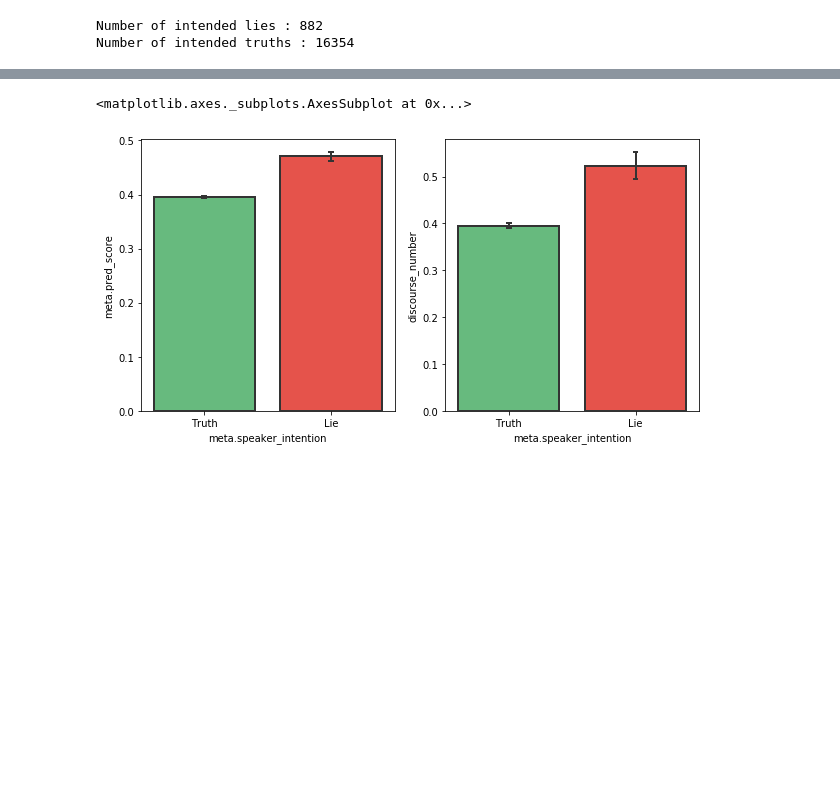
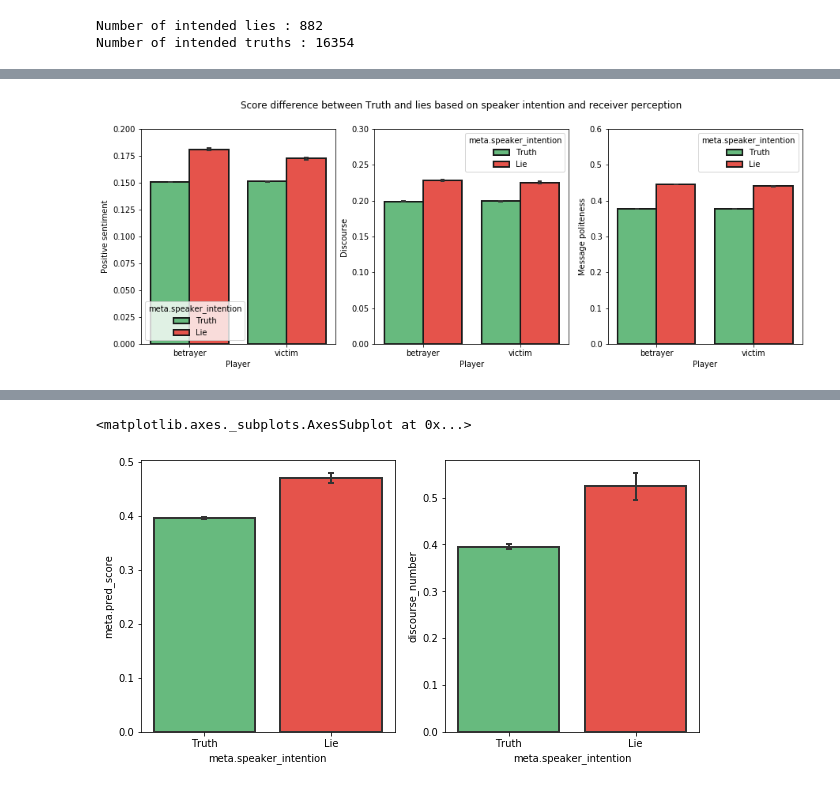
Before and after one commit to epfl-ada/ada-2020-project-milestone-p3-p3_team-clj, a Jupyter notebook: extension.ipynb, the cells around one changed output, grey strips where cells are left out. Saved outputs shown, nothing was run; the diff lists cells and outputs as text; code cells hidden in the pictures; blank space fills up the shorter version.

```diff
--- a/extension.ipynb
+++ b/extension.ipynb
@@ -341,3 +344,18 @@ Number of intended truths : 16354
+# %%
+fig, axs = plt.subplots(1,3, figsize = (15,5))
+sns.barplot(y="sentiment_score",x = "role",hue = "meta.speaker_intention",data = compl_data,ax = axs[0],ci = 68,capsize = 0.03,
+            linewidth=2, errwidth = 2,errcolor=".2", edgecolor=".1", palette = colors)
+axs[0].set(ylim = (0,0.2),xlabel='Player',ylabel= 'Positive sentiment')
+sns.barplot(y="discourse_score",x = "role",data = compl_data,hue = "meta.speaker_intention",ax = axs[1],ci = 68,capsize = 0.03,
+            linewidth=2, errwidth = 2,errcolor=".2", edgecolor=".1", palette = colors)
+axs[1].set(ylim = (0,0.3),xlabel='Player',ylabel= 'Discourse')
+sns.barplot(y="meta.pred_score",x = "role",data = compl_data, hue = "meta.speaker_intention",ax = axs[2],ci = 68,capsize = 0.03,
+            linewidth=2, errwidth = 2,errcolor=".2", edgecolor=".1", palette = colors)
+axs[2].set(ylim = (0,0.6),xlabel='Player',ylabel= 'Message politeness')
+plt.suptitle("Score difference between Truth and lies based on speaker intention and receiver perception")
+plt.show()
+# %% [output]
+[figure, added]
 # %%
 coolors = {"Black":[12/256,15/256,10/256],
  "Green":[21/256,113/256,69/256], #dark green
```
Also changed, not shown: parts of 38 cells of this notebook.
